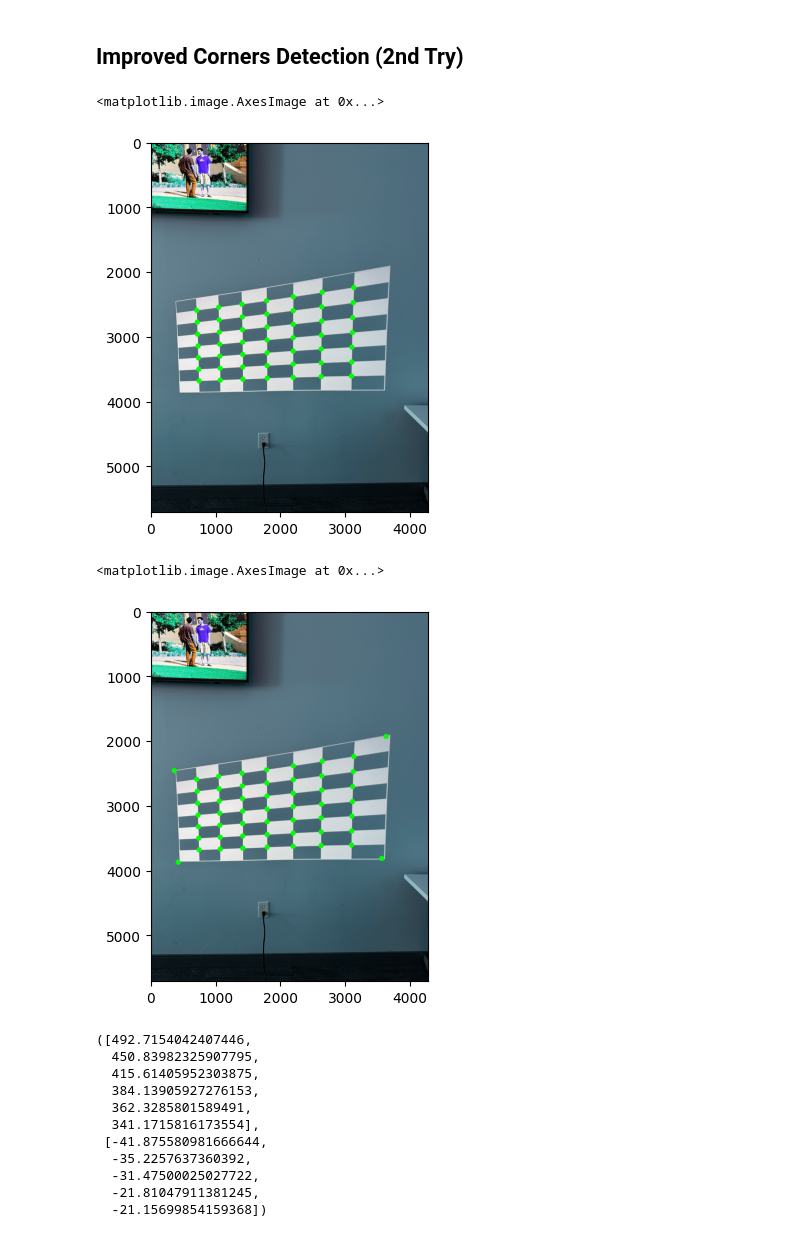
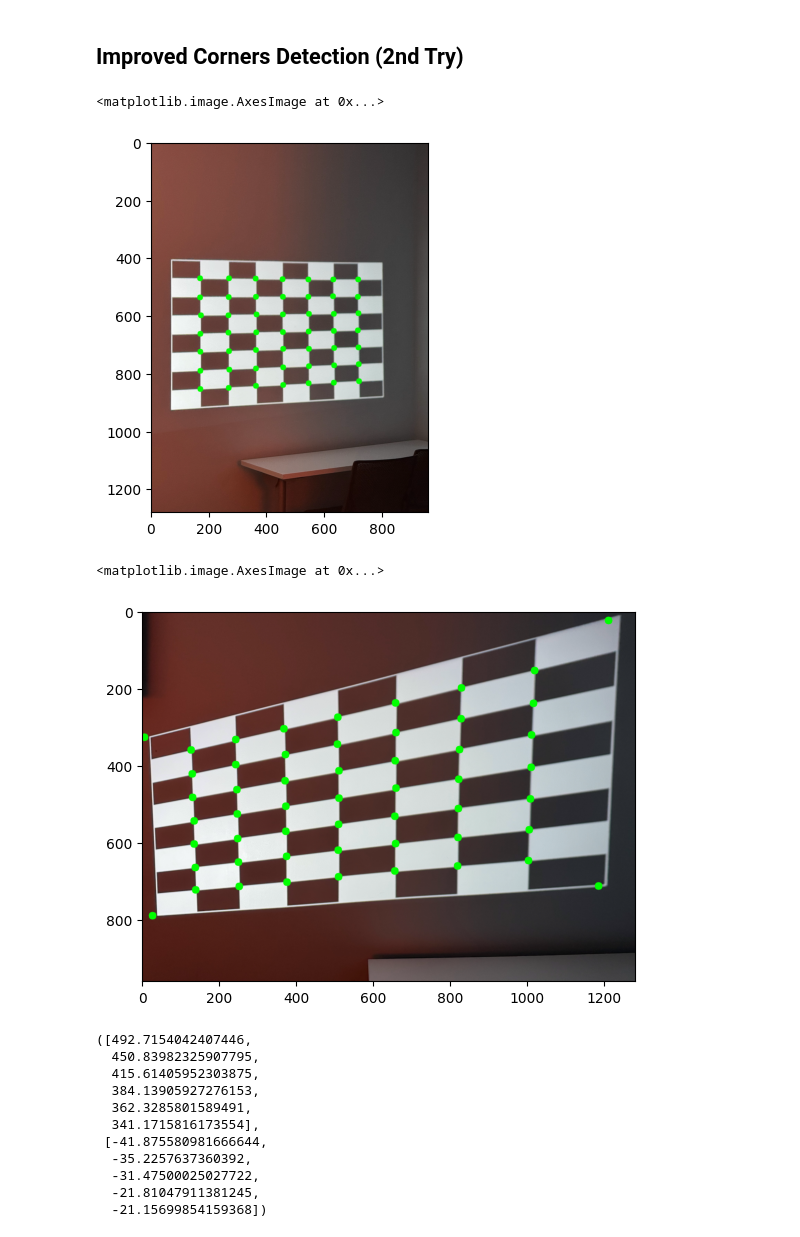
Before and after one commit to jsreed2003/TI-Image-Processing, a Jupyter notebook: keystone_correction/keystone_correction.ipynb, the cells around one changed output. Cells and saved outputs as stored; diff of their text form; code cells hidden in the pictures.

```diff
--- a/keystone_correction/keystone_correction.ipynb
+++ b/keystone_correction/keystone_correction.ipynb
@@ -15,6 +17,7 @@ EVM Connection Error: Go to the GUI -> Debug -> Connection -> USB. Keep plugging
 image_path = "cb_oct29.jpg"
 # image_path = "uptilt_cb.jpg"
 # image_path = "rotate_cb.jpg"
+image_path = "extreme.jpeg"
 
 img = cv2.imread(image_path)
 gray = cv2.cvtColor(img, cv2.COLOR_BGR2GRAY)
@@ -184,9 +186,13 @@ def getTopLeft(corner_i, corners, pattern_size):
     return top_left;
 # %%
 # image_path = "corners1.jpg"
-image_path = "cb_oct29.jpg"
+# image_path = "cb_oct29.jpg"
 # image_path = "uptilt_cb.jpg"
 # image_path = "rotate_cb.jpg"
+# image_path = "testnov6.jpeg"
+# image_path = "extreme2.jpeg"
+# image_path = "0point5.jpeg"
+image_path = "2xzoom.jpeg"
 
 pattern_size = (8-1, 8-1)
 
@@ -194,56 +200,57 @@ img = cv2.imread(image_path)
 gray = cv2.cvtColor(img, cv2.COLOR_BGR2GRAY)
 ret, corners = cv2.findChessboardCorners(gray, pattern_size)
 
-cornercheck = [
+# Order of Corners: Always counterclockwise
+if ret: # Corners exist
+    cornercheck = [
      0, 1, pattern_size[0], pattern_size[0]+1,
      pattern_size[0] - 1, pattern_size[0] - 2, 2*pattern_size[0] - 1, 2*pattern_size[0] - 2,
      len(corners)-1, len(corners) - 2, len(corners) - pattern_size[0] - 1, len(corners) - pattern_size[0] - 2,
      len(corners) - pattern_size[0], len(corners) - pattern_size[0] + 1, len(corners) - 2*pattern_size[0], len(corners) - 2*pattern_size[0] + 1
               ]
-cornercheck = c
+    cornercheck = c
 
-# Order of Corners: Always counterclockwise
-if ret: # Corners exist
     for i in range(len(corners)):
         # if (i not in cornercheck):
         #     continue;
         x = int(corners[i][0][0])
         y = int(corners[i][0][1])
-        cv2.circle(img, (x, y), 40, (0, 255, 0), -1)
+        cv2.circle(img, (x, y), 10, (0, 255, 0), -1)
+else: sys.stderr.write("No Chessboard detected.\n")
 
 plt.imshow(img)
 # %% [output]
 <matplotlib.image.AxesImage at 0x...>
-[figure, old version]
+[figure, new version]
 # %%
 # Find which index is the top-left corner.
 corner_i = [0, pattern_size[0] - 1, len(corners)-1, len(corners) - pattern_size[0]]
 top_left = getTopLeft(corner_i, corners, pattern_size);
 
 # 2D array then rotate corners matrix to get top-left corner to (0,0)
 corners = corners.reshape((pattern_size[0], pattern_size[1], 2));
 if(top_left == 3): k = -1; # k=-1 for clockwise 90 degrees.
 elif(top_left == 2): k = -2; # 180 degrees.
 elif(top_left == 1): k = -3; # clockwise 270 degrees.
 else: k = 0;
 corners = np.rot90(corners, k);
 
 # Corner detection gets more inaccurate as the distortion gets more extreme.
 top_left = corners[0, 0] - (corners[0,1] - corners[0,0]) - (corners[1,0] - corners[0,0])
 top_right = corners[0, -1] - (corners[0,-2] - corners[0,-1]) - (corners[1,-1] - corners[0,-1])
 bottom_left = corners[-1, 0] - (corners[-2,0] - corners[-1, 0]) - (corners[-1, 1] - corners[-1, 0])
 bottom_right = corners[-1, -1] - (corners[-2, -1] - corners[-1,-1]) - (corners[-1,-2] - corners[-1,-1])
 
-
+det_corners = [top_left, top_right, bottom_right, bottom_left];
 for corner in [top_left, top_right, bottom_left, bottom_right]:
     x = int(corner[0]);
     y = int(corner[1]);
-    cv2.circle(img, (x,y), 40, (0, 255, 0), -1)
+    cv2.circle(img, (x,y), 10, (0, 255, 0), -1)
 
 plt.imshow(img)
 # %% [output]
 <matplotlib.image.AxesImage at 0x...>
-[figure, old version]
+[figure, new version]
 # %%
 def distance(corners, i1, i2):
     x1 = corners[i1][0][0]
```
Also changed, not shown: parts of 9 cells of this notebook, 5 other files.
